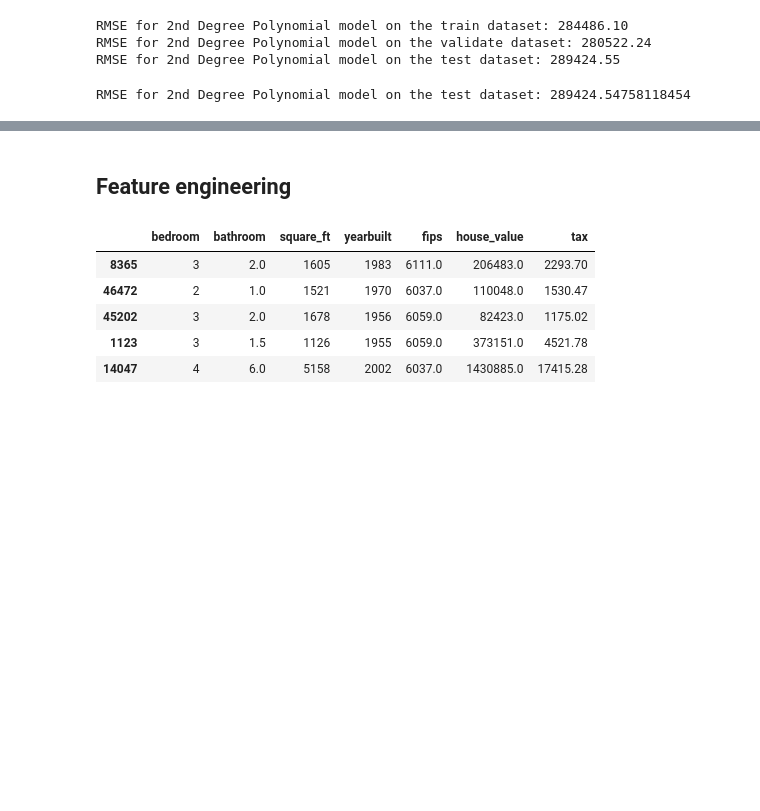
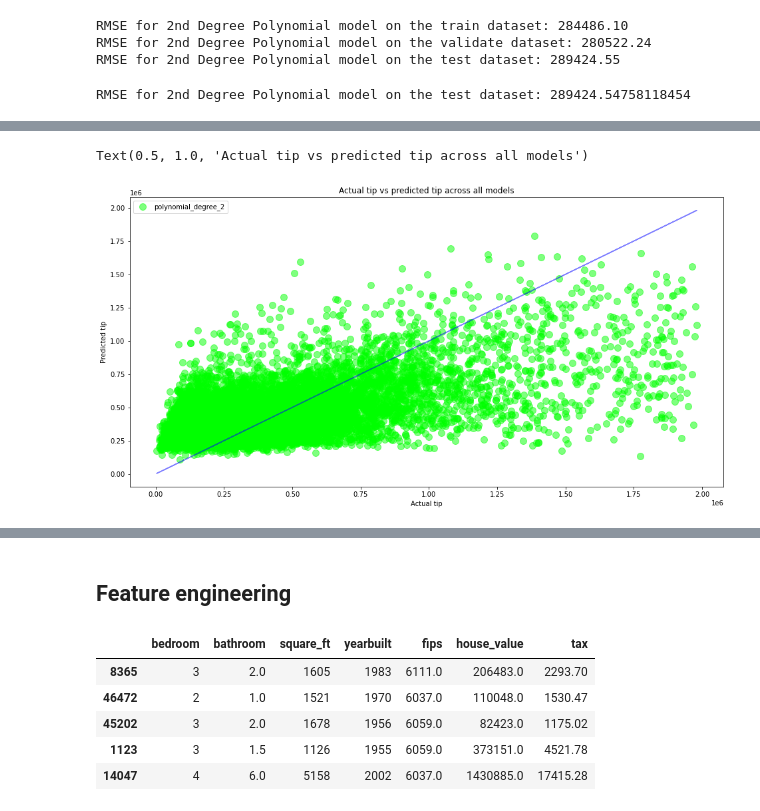
Before and after one commit to Chenchen070/zillow_regression_project, a Jupyter notebook: work_book.ipynb, the cells around one changed output, grey strips where cells are left out. Drawn from its saved outputs; the diff is of its cells as text; code cells hidden in the pictures; blank space fills up the shorter version.

```diff
--- a/work_book.ipynb
+++ b/work_book.ipynb
@@ -874,0 +883,16 @@ RMSE for 2nd Degree Polynomial model on the test dataset: 289424.54758118454
+# %%
+plt.figure(figsize=(16,8))
+
+plt.plot(predictions_test['actual'], predictions_test['actual'], alpha=0.5,
+         color='blue', label='_nolegend_')
+
+plt.scatter(predictions_test['actual'], predictions_test['polynomial_degree_2'], alpha=0.5,
+            color='lime', s=100, label='polynomial_degree_2')
+
+plt.legend()
+plt.xlabel('Actual tip')
+plt.ylabel('Predicted tip')
+plt.title('Actual tip vs predicted tip across all models')
+# %% [output]
+Text(0.5, 1.0, 'Actual tip vs predicted tip across all models')
+[figure, added]
```
Also changed, not shown: parts of 9 cells of this notebook.
